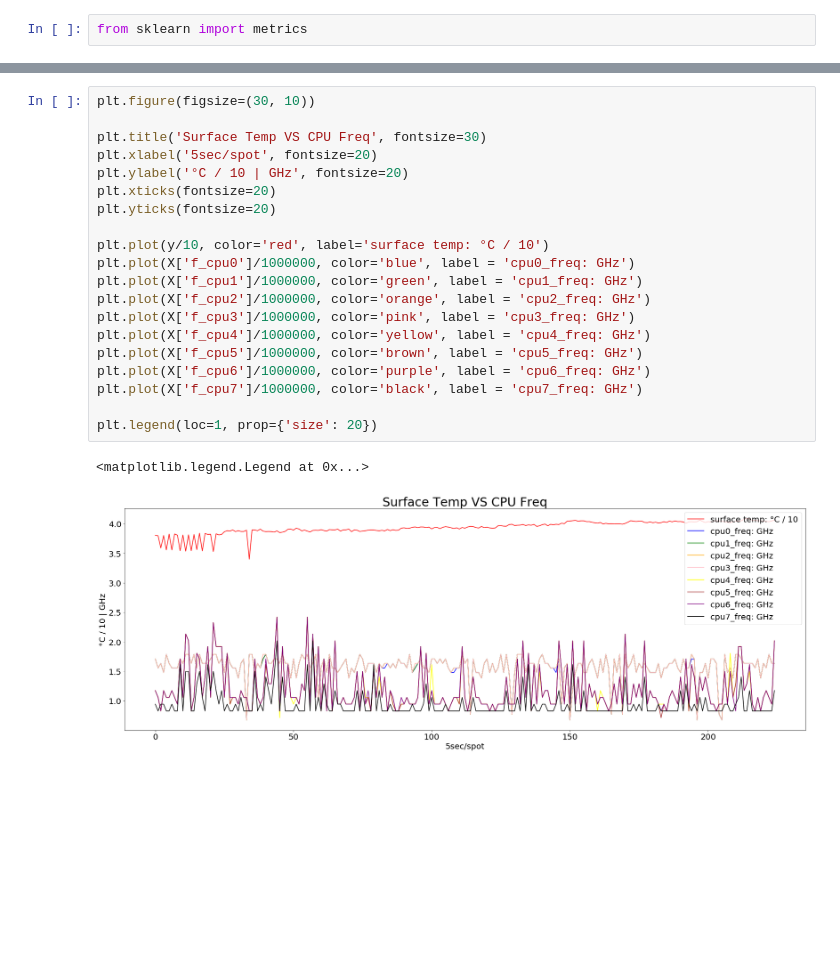
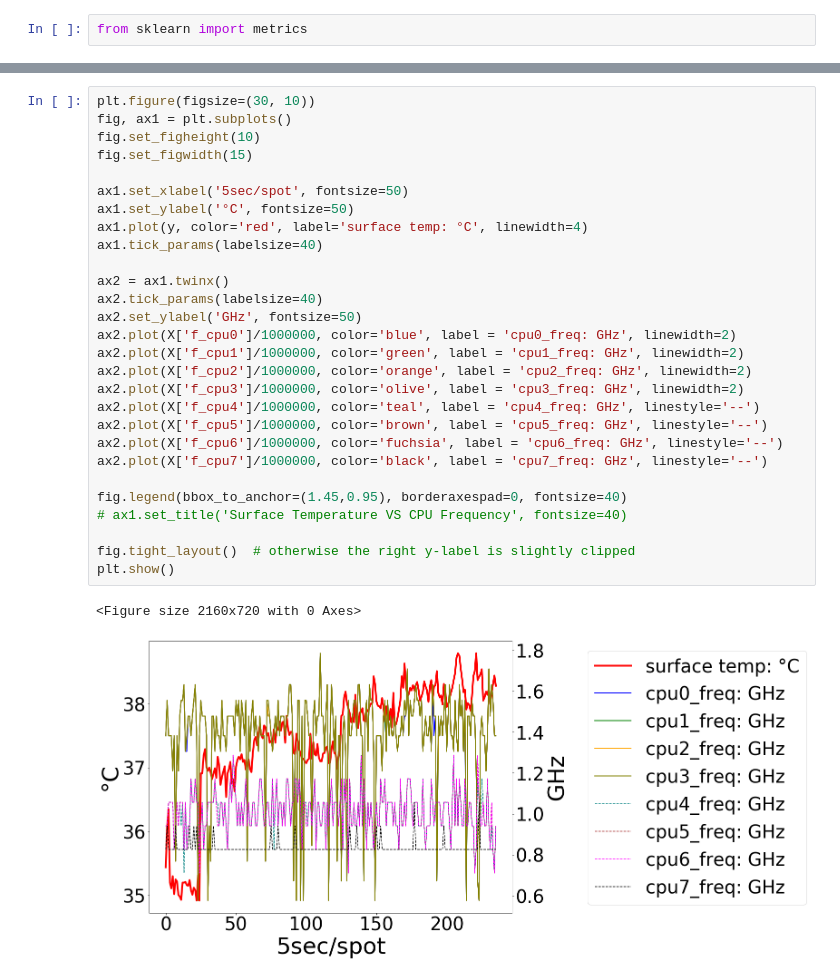
Before and after one commit to xzhan211/Smartphone_Data_Analysis, a Jupyter notebook: Statistic_Data_Preprocess_VR.ipynb, the cells around one changed output, grey strips where cells are left out. Drawn from its saved outputs; the diff is of its cells as text; blank space fills up the shorter version.

Commit message:
improve the figures

```diff
--- a/Statistic_Data_Preprocess_VR.ipynb
+++ b/Statistic_Data_Preprocess_VR.ipynb
@@ -830,25 +913,33 @@ plt.legend(loc=1, prop={'size': 20})
 # %%
 plt.figure(figsize=(30, 10))
+fig, ax1 = plt.subplots()
+fig.set_figheight(10)
+fig.set_figwidth(15)
 
-plt.title('Surface Temp VS CPU Freq', fontsize=30)
-plt.xlabel('5sec/spot', fontsize=20)
-plt.ylabel('°C / 10 | GHz', fontsize=20)
-plt.xticks(fontsize=20)
-plt.yticks(fontsize=20)
+ax1.set_xlabel('5sec/spot', fontsize=50)
+ax1.set_ylabel('°C', fontsize=50)
+ax1.plot(y, color='red', label='surface temp: °C', linewidth=4)
+ax1.tick_params(labelsize=40)
 
-plt.plot(y/10, color='red', label='surface temp: °C / 10')
-plt.plot(X['f_cpu0']/1000000, color='blue', label = 'cpu0_freq: GHz')
-plt.plot(X['f_cpu1']/1000000, color='green', label = 'cpu1_freq: GHz')
-plt.plot(X['f_cpu2']/1000000, color='orange', label = 'cpu2_freq: GHz')
-plt.plot(X['f_cpu3']/1000000, color='pink', label = 'cpu3_freq: GHz')
-plt.plot(X['f_cpu4']/1000000, color='yellow', label = 'cpu4_freq: GHz')
-plt.plot(X['f_cpu5']/1000000, color='brown', label = 'cpu5_freq: GHz')
-plt.plot(X['f_cpu6']/1000000, color='purple', label = 'cpu6_freq: GHz')
-plt.plot(X['f_cpu7']/1000000, color='black', label = 'cpu7_freq: GHz')
+ax2 = ax1.twinx()
+ax2.tick_params(labelsize=40)
+ax2.set_ylabel('GHz', fontsize=50)
+ax2.plot(X['f_cpu0']/1000000, color='blue', label = 'cpu0_freq: GHz', linewidth=2)
+ax2.plot(X['f_cpu1']/1000000, color='green', label = 'cpu1_freq: GHz', linewidth=2)
+ax2.plot(X['f_cpu2']/1000000, color='orange', label = 'cpu2_freq: GHz', linewidth=2)
+ax2.plot(X['f_cpu3']/1000000, color='olive', label = 'cpu3_freq: GHz', linewidth=2)
+ax2.plot(X['f_cpu4']/1000000, color='teal', label = 'cpu4_freq: GHz', linestyle='--')
+ax2.plot(X['f_cpu5']/1000000, color='brown', label = 'cpu5_freq: GHz', linestyle='--')
+ax2.plot(X['f_cpu6']/1000000, color='fuchsia', label = 'cpu6_freq: GHz', linestyle='--')
+ax2.plot(X['f_cpu7']/1000000, color='black', label = 'cpu7_freq: GHz', linestyle='--')
 
-plt.legend(loc=1, prop={'size': 20})
+fig.legend(bbox_to_anchor=(1.45,0.95), borderaxespad=0, fontsize=40)
+# ax1.set_title('Surface Temperature VS CPU Frequency', fontsize=40)
+
+fig.tight_layout()  # otherwise the right y-label is slightly clipped
+plt.show()
 # %% [output]
-<matplotlib.legend.Legend at 0x...>
+<Figure size 2160x720 with 0 Axes>
-[figure, old version]
+[figure, new version]
 # %%
 plt.figure(figsize=(30, 10))
```
Also changed, not shown: parts of 52 cells of this notebook, 1 other file.
